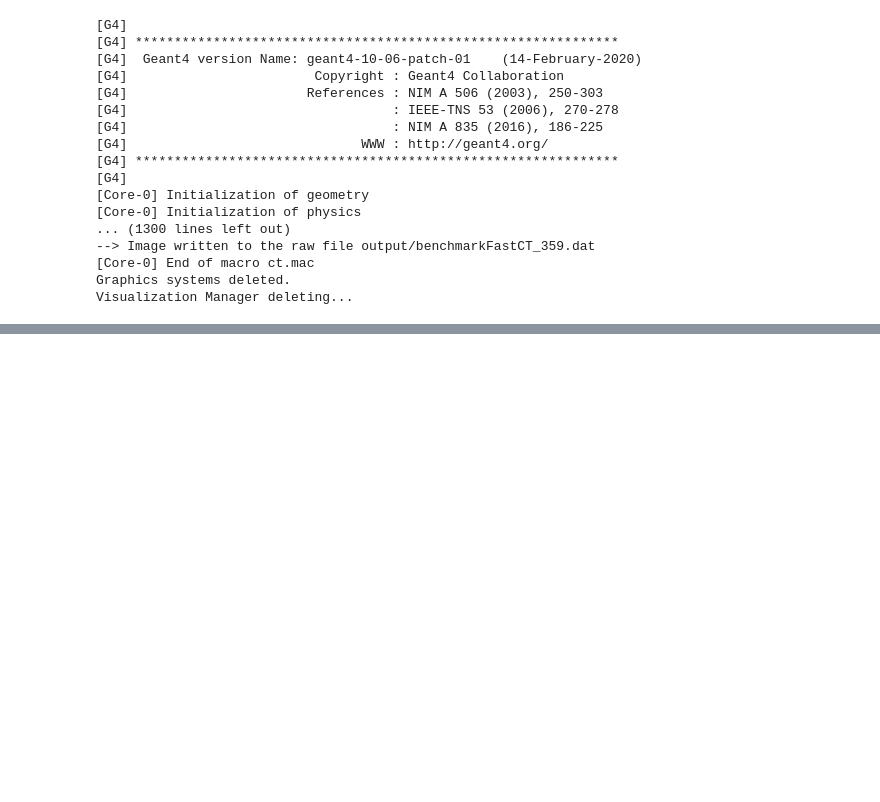
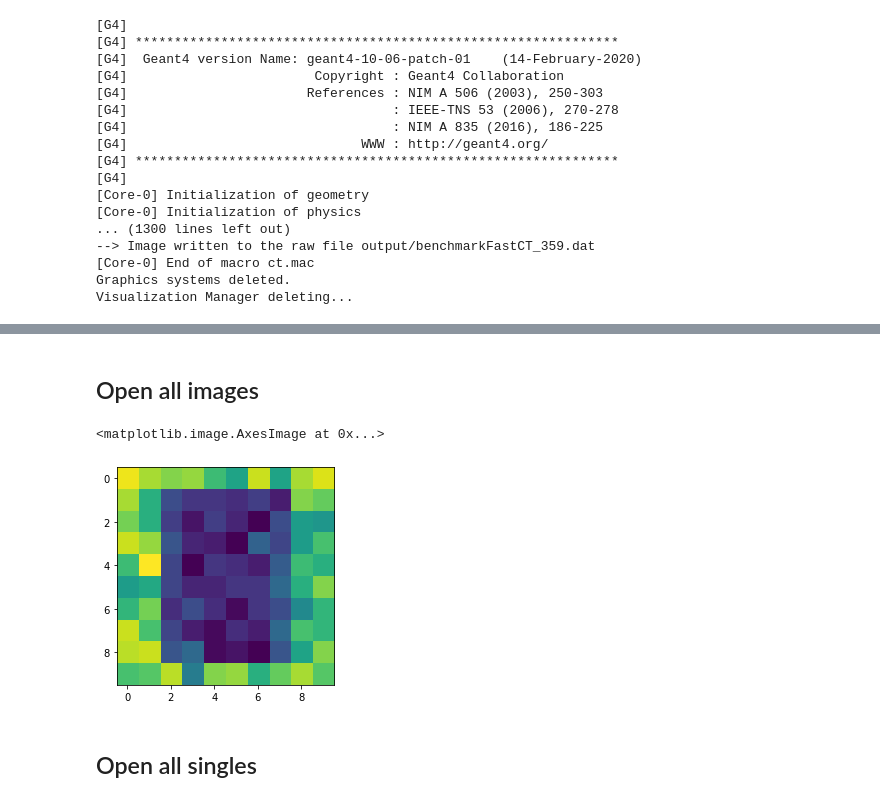
Before and after one commit to m-dupont/gate-python-training, a Jupyter notebook: parallelisation/parallelisation.ipynb, the cells around one changed output, grey strips where cells are left out. Cells and saved outputs as stored; diff of their text form; code cells hidden in the pictures; blank space fills up the shorter version.

```diff
--- a/parallelisation/parallelisation.ipynb
+++ b/parallelisation/parallelisation.ipynb
@@ -44,0 +271,2 @@ Visualization Manager deleting...
+# %% [markdown]
+## Open all images
@@ -44,0 +281,7 @@ Visualization Manager deleting...
+# %%
+plt.imshow(stack[0])
+# %% [output]
+<matplotlib.image.AxesImage at 0x...>
+[figure, added]
+# %% [markdown]
+## Open all singles
```
Also changed, not shown: parts of 119 cells of this notebook, 2 other files.
